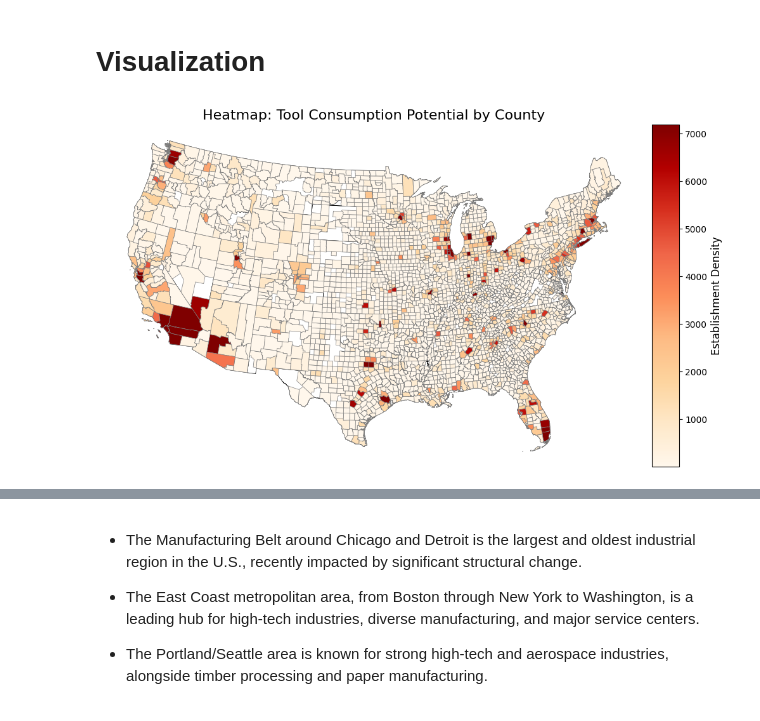
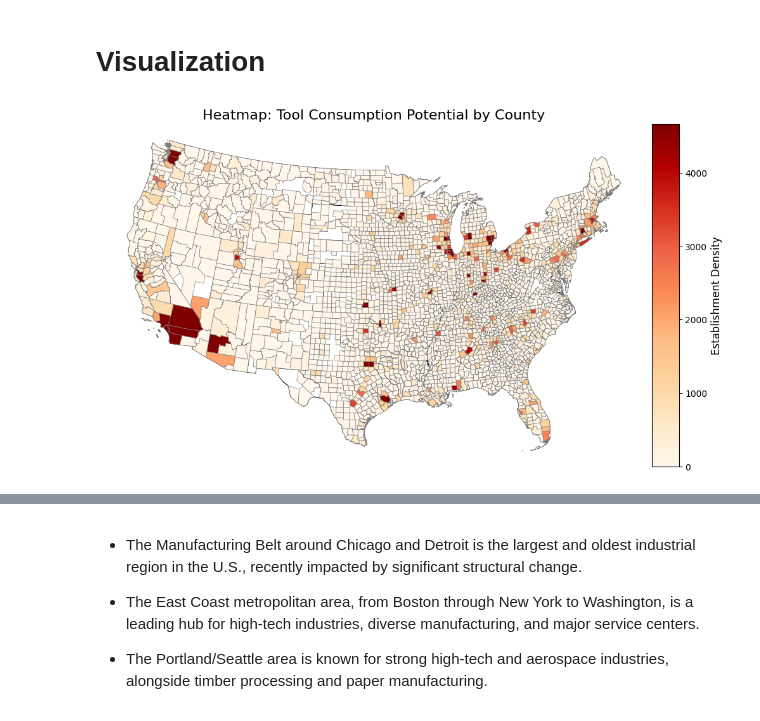
Before and after one commit to florivz/DDM-Project-WS24-25, a Jupyter notebook: analysis_new.ipynb, the cells around one changed output, grey strips where cells are left out. Cells and saved outputs as stored; diff of their text form; code cells hidden in the pictures.

Commit message:
changed to ranking on 4 digit naics

```diff
--- a/analysis_new.ipynb
+++ b/analysis_new.ipynb
@@ -81,15 +75,15 @@ df_pattern.head()
 | 5 | 01 | 001 | 01001 | 23 | 2371 | Utility System Construction | H | 65 | H | 1117 | ... |
 5 rows × 26 columns
 # %%
-df_top_industries = df_pattern.groupby(['naics', 'DESCRIPTION']).agg({
+df_pattern_agg = df_pattern.groupby(['naics', 'DESCRIPTION']).agg({
     'emp': 'sum',
     'est': 'sum',
     'FIPS': 'nunique'
 }).reset_index()
 
-df_top_industries = df_top_industries.sort_values(by=['est', 'emp'], ascending=False)
+df_pattern_agg = df_pattern_agg.sort_values(by=['est', 'emp'], ascending=False)
 
-df_top_industries.head(40)
+df_pattern_agg.head(40)
 # %% [output]
 |  | naics | DESCRIPTION | emp | est | FIPS |
 | 65 | 5617 | Services to Buildings and Dwellings | 2004960 | 220492 | 2530 |
@@ -161,0 +206,19 @@ df_top_industries.head(10)
+# %%
+def get_ranking(naics_code):
+    # Konvertiert den NAICS-Code in einen String und prüft auf vollständige Übereinstimmung
+    return tool_consumption_ranking_industries.get(str(naics_code), None)
+
+# Anwendung der Funktion auf die Spalte 'naics' im DataFrame
+df_pattern_agg['tool_consumption_ranking'] = (
+    df_pattern_agg['naics']
+    .apply(get_ranking)
+)
+
+# Die Top-10-Industrien basierend auf dem Ranking auswählen
+df_top_industries = (
+    df_pattern_agg.sort_values(by='tool_consumption_ranking', ascending=True)
+    .head(10)
+)
+
+# Ausgabe oder weitere Verarbeitung
+df_top_industries
@@ -187,3 +262,7 @@ df_top_industries.head()
+# %%
+# changing the description
+df_top_industries.loc[df_top_industries['naics'] == '3320A2', 'DESCRIPTION'] = 'Metalworking Machinery Manufacturing'
+df_top_industries.loc[df_top_industries['naics'] == '3320A1', 'DESCRIPTION'] = 'Fabricated Metal Product Manufacturing'
 # %%
 weight_tool_consumption = 0.5
 weight_emp = 0.3
@@ -688,16 +762,16 @@ filtered_county = gdf_county[gdf_county['STATEFP'].isin(filtered_statefps)]
 gdf_cluster = filtered_county.merge(df_final, left_on='GEOID', right_on='FIPS', how='inner')
 
 gdf_cluster['total_est'] = (
-    gdf_cluster['est_5617'] +
-    gdf_cluster['est_2382'] +
-    gdf_cluster['est_8111'] +
-    gdf_cluster['est_5413'] +
-    gdf_cluster['est_7139'] +
+    gdf_cluster['est_3327'] +
+    gdf_cluster['est_3320A2'] +
+    gdf_cluster['est_3320A1'] +
+    gdf_cluster['est_3335'] +
+    gdf_cluster['est_3315'] +
+    gdf_cluster['emp_occ_51-4041'] +
     gdf_cluster['emp_occ_51-4121'] +
-    gdf_cluster['emp_occ_51-4041'] +
     gdf_cluster['emp_occ_51-4031'] +
     gdf_cluster['emp_occ_47-2211'] +
-    gdf_cluster['emp_occ_51-4072']
+    gdf_cluster['emp_occ_51-4033']
 )
 
 gdf_cluster = gdf_cluster.to_crs('epsg:5070')
@@ -705,34 +779,34 @@ filtered_states = filtered_states.to_crs('epsg:5070')
 
 fig, ax = plt.subplots(figsize=(15, 7))
 
 vmin = gdf_cluster['total_est'].quantile(0.01)
 vmax = gdf_cluster['total_est'].quantile(0.99)
 
 filtered_states.plot(ax=ax, color='none', edgecolor='black', linewidth=0.5)
 
 divider = make_axes_locatable(ax)
 cax = divider.append_axes("right", size="5%", pad=0.1)
 
 heatmap = gdf_cluster.plot(
     column='total_est',
     cmap='OrRd',
     linewidth=0.5,
     ax=ax,
     edgecolor='0.5',
     legend=True,
     cax=cax,
     vmin=vmin,
     vmax=vmax
 )
 
 cax.set_ylabel('Establishment Density', fontsize=12)
 
 ax.set_title('Heatmap: Tool Consumption Potential by County', fontsize=16)
 ax.set_axis_off()
 
 plt.show()
 # %% [output]
-[figure, old version]
+[figure, new version]
 # %%
 import geopandas as gpd
 import matplotlib.pyplot as plt
```
Also changed, not shown: parts of 31 cells of this notebook.
